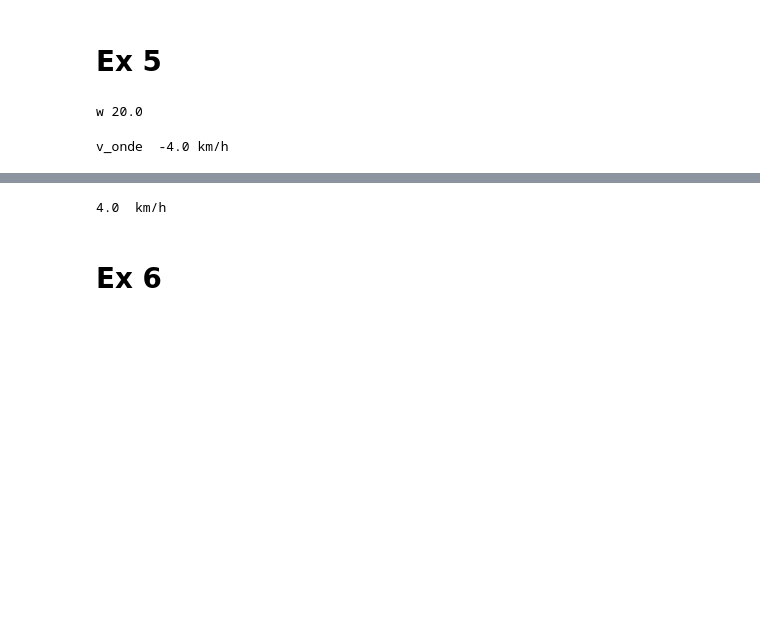
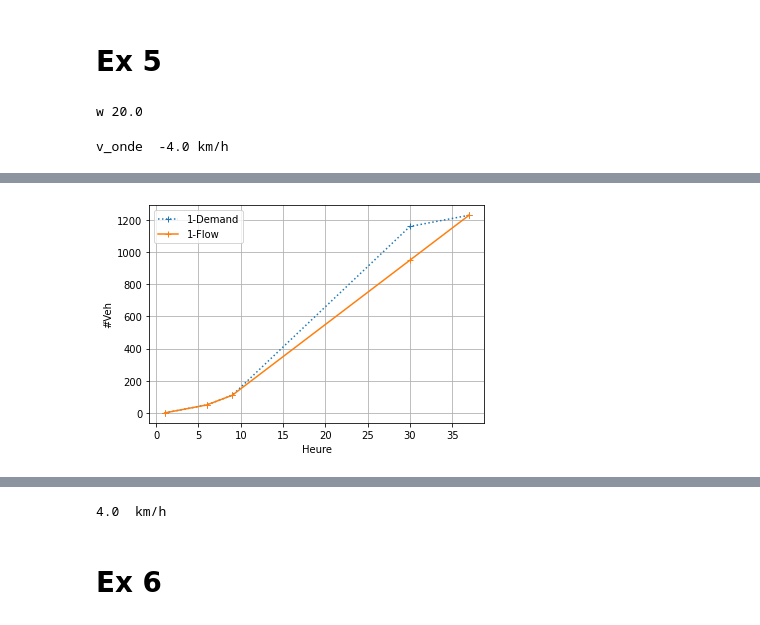
Before and after one commit to loubal/EXPAT_TP3, a Jupyter notebook: EXPAT_TP3.ipynb, the cells around one changed output, grey strips where cells are left out. Drawn from its saved outputs; the diff is of its cells as text; code cells hidden in the pictures; blank space fills up the shorter version.

```diff
--- a/EXPAT_TP3.ipynb
+++ b/EXPAT_TP3.ipynb
@@ -75,3 +61,13 @@ print(dt_reprise)
+# %%
+plt.figure()
+plt.plot(T1,N1_D,'+:', label='1-Demand')
+plt.plot(T1,N1,'+-', label='1-Flow')
+plt.legend()
+plt.xlabel('Heure')
+plt.ylabel('#Veh')
+plt.grid()
+# %% [output]
+[figure, added]
 # %%
 N_max = (T1[3]-T1[2])/60*(Q_D-Q_C)
 print(N_max)
```
Also changed, not shown: parts of 19 cells of this notebook.
